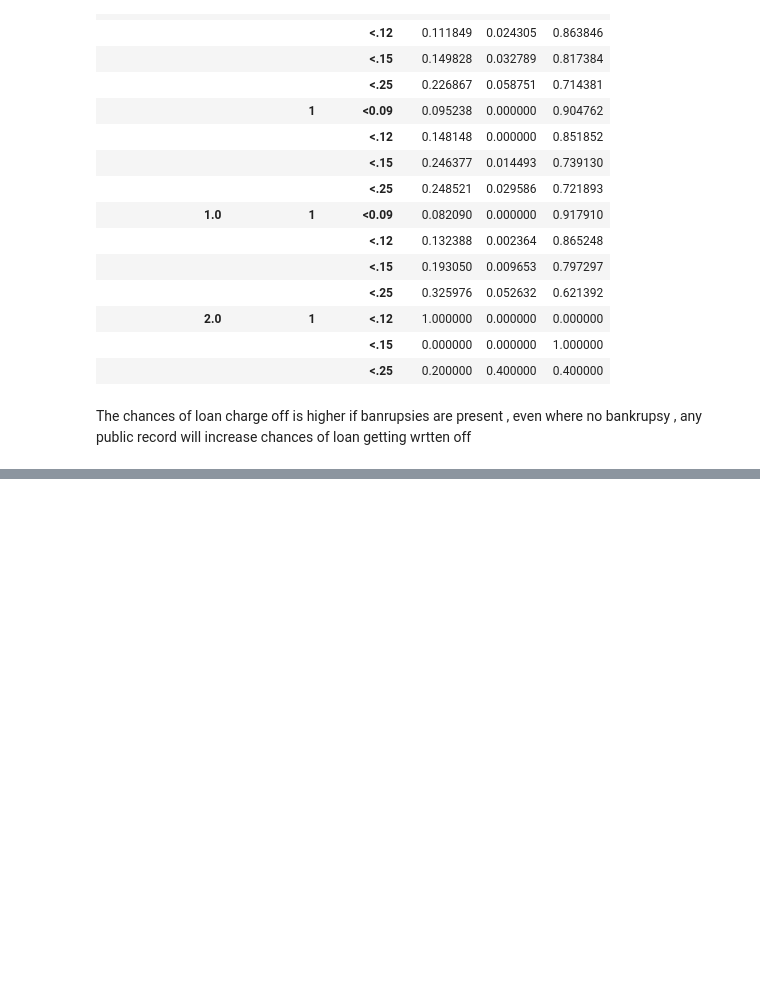
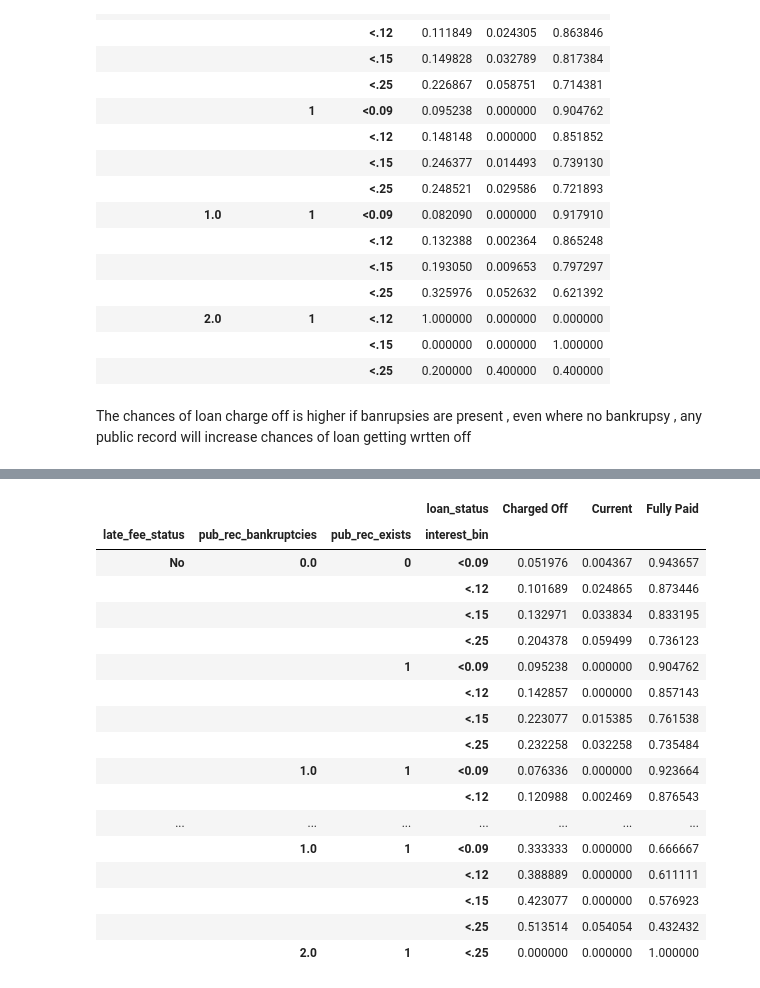
Before and after one commit to karthikmnkrishna/Loan-default-prediction, a Jupyter notebook: Loan_Case_study.ipynb, the cells around one changed output, grey strips where cells are left out. Saved outputs shown, nothing was run; the diff lists cells and outputs as text; code cells hidden in the pictures; blank space fills up the shorter version.

```diff
--- a/Loan_Case_study.ipynb
+++ b/Loan_Case_study.ipynb
@@ -1025,0 +1038,2 @@ The chances of loan charge off is higher if banrupsies are present , even where
+# %%
+df['late_fee_status'] = df.total_rec_late_fee.apply(lambda c : 'Yes' if c>1 else 'No')
@@ -1025,0 +1051,21 @@ The chances of loan charge off is higher if banrupsies are present , even where
+# %%
+pd.crosstab([df.late_fee_status,df.pub_rec_bankruptcies ,df.pub_rec_exists ,df.interest_bin],df.loan_status,values=df.loan_amnt,aggfunc='count',normalize= 'index')
+# %% [output]
+|  |  |  | loan_status | Charged Off | Current | Fully Paid |
+| late_fee_status | pub_rec_bankruptcies | pub_rec_exists | interest_bin |  |  |  |
+| No | 0.0 | 0 | <0.09 | 0.051976 | 0.004367 | 0.943657 |
+|  |  |  | <.12 | 0.101689 | 0.024865 | 0.873446 |
+|  |  |  | <.15 | 0.132971 | 0.033834 | 0.833195 |
+|  |  |  | <.25 | 0.204378 | 0.059499 | 0.736123 |
+|  |  | 1 | <0.09 | 0.095238 | 0.000000 | 0.904762 |
+|  |  |  | <.12 | 0.142857 | 0.000000 | 0.857143 |
+|  |  |  | <.15 | 0.223077 | 0.015385 | 0.761538 |
+|  |  |  | <.25 | 0.232258 | 0.032258 | 0.735484 |
+|  | 1.0 | 1 | <0.09 | 0.076336 | 0.000000 | 0.923664 |
+|  |  |  | <.12 | 0.120988 | 0.002469 | 0.876543 |
+| ... | ... | ... | ... | ... | ... | ... |
+|  | 1.0 | 1 | <0.09 | 0.333333 | 0.000000 | 0.666667 |
+|  |  |  | <.12 | 0.388889 | 0.000000 | 0.611111 |
+|  |  |  | <.15 | 0.423077 | 0.000000 | 0.576923 |
+|  |  |  | <.25 | 0.513514 | 0.054054 | 0.432432 |
+|  | 2.0 | 1 | <.25 | 0.000000 | 0.000000 | 1.000000 |
```
Also changed, not shown: parts of 4 cells of this notebook.
